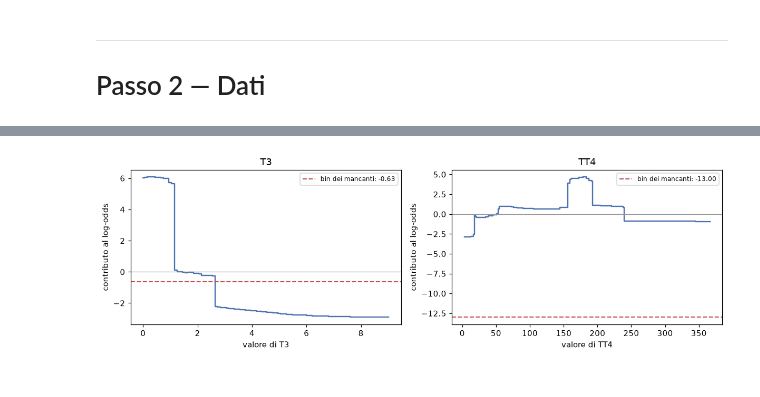
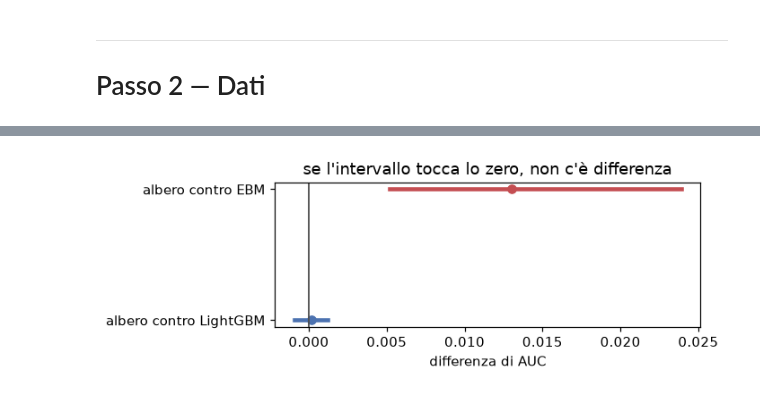
Before and after one commit to nunziati/zcs-ai-course-2026, a Jupyter notebook: lezione-2/lezione-2.ipynb, the cells around one changed output, grey strips where cells are left out. Saved outputs shown, nothing was run; the diff lists cells and outputs as text; code cells hidden in the pictures.

```diff
--- a/lezione-2/lezione-2.ipynb
+++ b/lezione-2/lezione-2.ipynb
@@ -256,0 +153,20 @@ print(f"{X_train.shape[1]} colonne, strategia sui mancanti: {STRATEGIA_MISSING}"
+# %%
+# L'EBM impara una curva per ogni feature, e si possono guardare una per una.
+from interpret.glassbox import ExplainableBoostingClassifier
+
+ebm = ExplainableBoostingClassifier(random_state=0, interactions=0).fit(X_train, y_train)
+i = ebm.term_names_.index("T3")
+punteggi, tagli = ebm.term_scores_[i][1:-1], np.asarray(ebm.bins_[i][0], float)
+
+fig, ax = plt.subplots(figsize=(6.5, 3.6))
+ax.step(np.append(tagli, tagli[-1] + np.diff(tagli).mean()), punteggi,
+        where="mid", color="#4c72b0", lw=1.8, label="valore misurato")
+ax.axhline(ebm.term_scores_[i][0], color="#c44e52", ls="--", lw=1.6,
+           label=f"T3 non misurato: {ebm.term_scores_[i][0]:+.2f}")
+ax.axhline(0, color="0.7", lw=0.8)
+ax.set_xlabel("T3"); ax.set_ylabel("spinta verso 'malato'"); ax.legend(fontsize=9)
+plt.tight_layout(); plt.show()
+
+print(f"AUC dell'EBM: {roc_auc_score(y_test, ebm.predict_proba(X_test)[:, 1]):.4f}")
+print("\nT3 basso spinge forte verso 'malato'. T3 non misurato spinge nella direzione")
+print("opposta, e il modello lo stima invece di ereditarlo da una scelta di imputazione.")
@@ -338,30 +241,38 @@ da guardare non è più il numero di feature.
 # %%
-# La forma appresa per un esame, presa dal modello e disegnata a mano.
-# term_scores_[i] ha in posizione 0 il bin dei mancanti, in ultima posizione il bin
-# dei valori mai visti, e in mezzo un punteggio per ogni intervallo.
-def forma(termine, ax):
-    i = ebm.term_names_.index(termine)
-    punteggi = ebm.term_scores_[i][1:-1]
-    tagli = np.asarray(ebm.bins_[i][0], dtype=float)
-    # len(punteggi) == len(tagli) + 1: il primo bin sta sotto il primo taglio,
-    # l'ultimo sopra l'ultimo. Per il disegno si estendono i due estremi.
-    passo = np.diff(tagli).mean()
-    bordi = np.concatenate([[tagli[0] - passo], tagli, [tagli[-1] + passo]])
-    centri = (bordi[:-1] + bordi[1:]) / 2
-    ax.step(centri, punteggi, where="mid", color="#4c72b0", lw=1.6)
-    ax.axhline(0, color="0.6", lw=0.8)
-    ax.axhline(ebm.term_scores_[i][0], color="#c44e52", ls="--", lw=1.4,
-               label=f"bin dei mancanti: {ebm.term_scores_[i][0]:+.2f}")
-    ax.set_title(termine); ax.set_xlabel(f"valore di {termine}")
-    ax.set_ylabel("contributo al log-odds"); ax.legend(fontsize=8)
+# Con 60 malati nel test, quando due modelli sono davvero diversi?
+import lightgbm as lgb
+from interpret.glassbox import ExplainableBoostingClassifier
 
-fig, assi = plt.subplots(1, 2, figsize=(11, 3.6))
-forma("T3", assi[0]); forma("TT4", assi[1])
+p_lgbm = lgb.LGBMClassifier(verbose=-1, random_state=0).fit(X_train, y_train) \
+            .predict_proba(X_test)[:, 1]
+p_ebm = ebm.predict_proba(X_test)[:, 1]
+
+def differenza(a, b, ripetizioni=1000):
+    """Ripesca il test a caso mille volte e guarda la differenza di AUC ogni volta."""
+    rng = np.random.default_rng(0)
+    d = [roc_auc_score(y_test[s], a[s]) - roc_auc_score(y_test[s], b[s])
+         for s in (rng.choice(len(y_test), len(y_test), True) for _ in range(ripetizioni))
+         if y_test[s].sum() > 1]
+    return np.mean(d), np.percentile(d, [2.5, 97.5])
+
+confronti = [("albero contro LightGBM", p_albero, p_lgbm),
+             ("albero contro EBM", p_albero, p_ebm)]
+
+fig, ax = plt.subplots(figsize=(6.5, 2.4))
+for k, (nome, a, b) in enumerate(confronti):
+    media, (lo, hi) = differenza(a, b)
+    separato = lo * hi > 0
+    ax.plot([lo, hi], [k, k], lw=3, color="#c44e52" if separato else "#4c72b0")
+    ax.plot(media, k, "o", color="#c44e52" if separato else "#4c72b0")
+    print(f"{nome:24s} differenza {media:+.4f}  intervallo [{lo:+.4f}, {hi:+.4f}]"
+          f"   {'diversi davvero' if separato else 'indistinguibili'}")
+
+ax.axvline(0, color="0.3", lw=1.2)
+ax.set_yticks(range(len(confronti))); ax.set_yticklabels([c[0] for c in confronti])
+ax.set_xlabel("differenza di AUC"); ax.set_title("se l'intervallo tocca lo zero, non c'è differenza")
 plt.tight_layout(); plt.show()
 
-i = ebm.term_names_.index("T3")
-print(f"T3, contributo del bin dei mancanti      : {ebm.term_scores_[i][0]:+.3f}")
-print(f"T3, contributo massimo fra i bin osservati: {ebm.term_scores_[i][1:-1].max():+.3f}")
-print("\nIl modello tiene il missing in un bin a sé, e quel bin ha un peso stimato,")
-print("non ereditato da una scelta di imputazione fatta a monte.")
+print("\nIl primo intervallo attraversa lo zero: quei due modelli non si distinguono,")
+print("e scegliere il 'migliore' vuol dire scegliere il rumore. Il secondo sta tutto")
+print("da una parte: quella differenza c'è, ed è il prezzo delle curve leggibili.")
 # %% [output]
@@ -368 +281 @@ print("non ereditato da una scelta di imputazione fatta a monte.")
-[figure, old version]
+[figure, new version]
```
Also changed, not shown: parts of 29 cells of this notebook, 1 other file.
